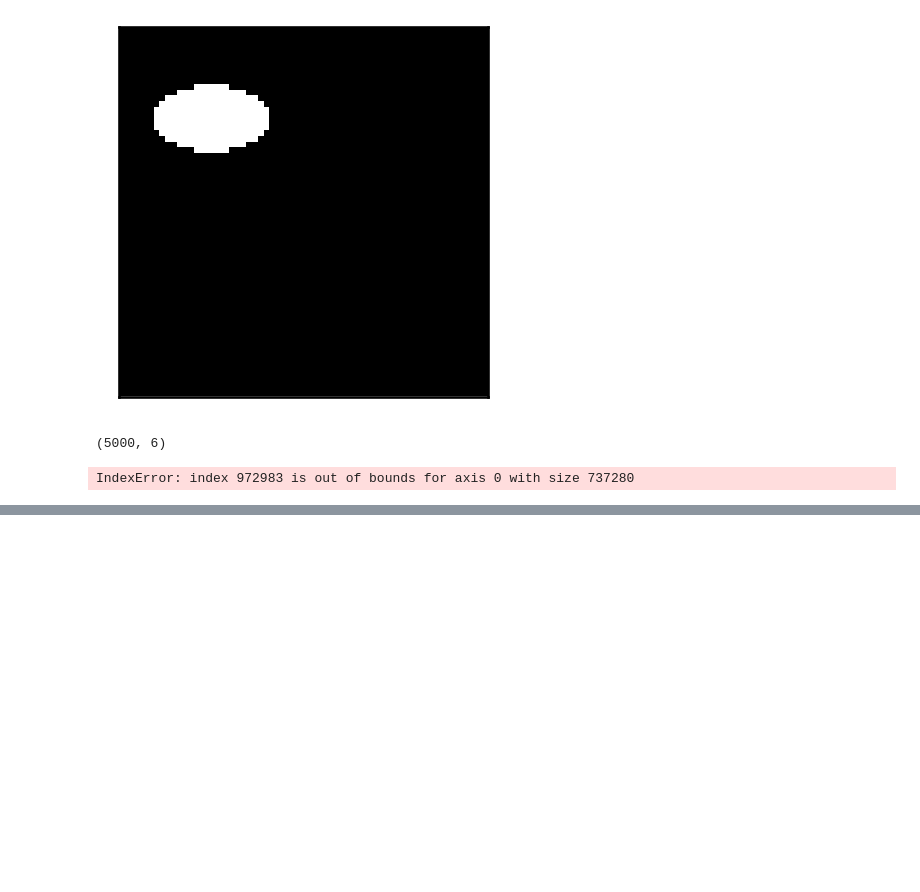
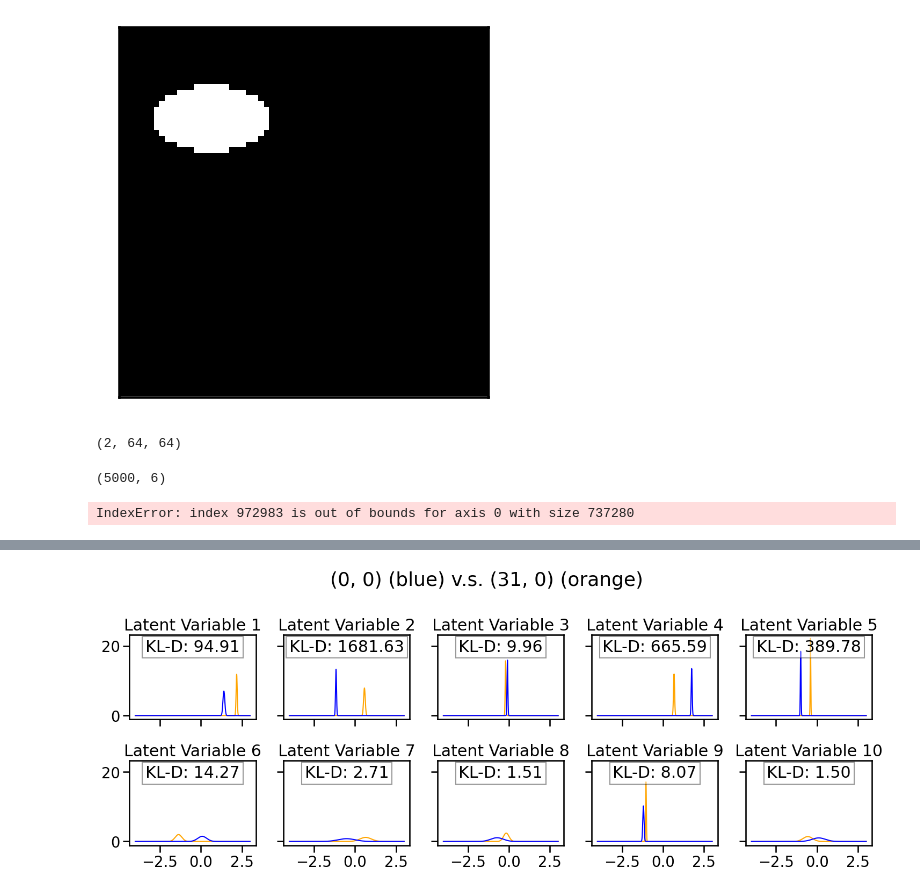
Before and after one commit to sunnysjys/platonianform, a Jupyter notebook: dsprites/dataset_loader.ipynb, the cells around one changed output, grey strips where cells are left out. Cells and saved outputs as stored; diff of their text form; code cells hidden in the pictures; blank space fills up the shorter version.

Commit message:
images

```diff
--- a/dsprites/dataset_loader.ipynb
+++ b/dsprites/dataset_loader.ipynb
@@ -101,15 +101,15 @@ print(latents_sampled.shape)
 latents_sampled[:, 1] = 1 # fix shape to the square
 latents_sampled[:, 2] = 3 # fix scale to the middle size
 latents_sampled[:, 3] = 0 # fix orientation to horizontal
-latents_sampled[:, 5] = 0 # fix posY to the top
+latents_sampled[:, 5] = 31 # fix posY to the top
 latents_sampled[:, 4] = 31
 
 indices_sampled = latent_to_index(latents_sampled)
 imgs_sampled = imgs[indices_sampled]
-
+print(imgs_sampled[:9, :, :].reshape(9, 64, 64).shape)
 # Samples
-show_images_grid(imgs_sampled, 9)
-
+show_images_grid(imgs_sampled[:9, :, :].reshape(9, 64, 64), 9)
+imgs_sampled_1 = imgs_sampled[0, :, :].reshape(1, 64, 64)
 # # Show the density too to check
 show_density(imgs_sampled)
 # %% [output]
@@ -137,3 +138,8 @@ np.savez('posx_0.npz', imgs=(imgs_sampled+imgs_sampled_2))
+# %%
+dataset_zip = np.load('posx_0.npz', allow_pickle=True, encoding='latin1')
+dataset_zip['imgs'].shape
+# %% [output]
+(2, 64, 64)
 # %%
 lat_names = ('shape', 'scale', 'orientation', 'posX', 'posY')
 lat_sizes = np.array([3, 6, 40, 32, 32])
@@ -168,3 +174,68 @@ show_density(imgs_sampled)
 # %% [output]
 (5000, 6)
 IndexError: index 972983 is out of bounds for axis 0 with size 737280
+# %%
+def kl_divergence(mu_p, sigma_p, mu_q, sigma_q):
+    # Ensure that the standard deviations are not too small
+    sigma_p = max(sigma_p, 1e-10)
+    sigma_q = max(sigma_q, 1e-10)
+
+    # Calculate the KL divergence
+    kl_div = np.log(sigma_q / sigma_p) + (sigma_p**2 + (mu_p - mu_q)**2) / (2 * sigma_q**2) - 0.5
+
+    return kl_div
+# %%
+from scipy.stats import norm
+
+# visualize gaussian variables
+mu_r = np.array([ 2.1831,  0.5798, -0.2040,  0.6722, -0.4008, -1.3614,  0.6552, -0.1663,
+         -1.0398, -0.5650])
+std_r = np.sqrt(np.exp(np.array([-6.7911, -5.9796, -7.3565, -6.7996, -8.0549, -3.1892, -2.1220, -3.5778,
+         -7.5354, -2.5093])))
+
+mu_l = np.array([ 1.4037, -1.1514, -0.0932,  1.7475, -0.9982,  0.0820, -0.5081, -0.7269,
+         -1.1947,  0.1007])
+std_l = np.sqrt(np.exp(np.array([-5.7424, -7.0228, -7.3919, -7.0486, -7.6890, -2.6123, -1.3411, -1.9470,
+         -6.4867, -1.8525])))
+
+latent_variables = np.arange(1, 11)
+
+x_values = np.linspace(-4, 3, 1000)  # Adjust the range based on your data
+
+# calculate KL divergence
+kl_ds = []
+for i in range(len(mu_r)):
+    kl_d = kl_divergence(mu_r[i], std_r[i], mu_l[i], std_l[i])
+    kl_ds.append(kl_d)
+    print(f'KL divergence for latent variable {i+1}: {kl_d:.2f}')
+
+# a plot for each variable
+fig, axs = plt.subplots(2, 5, figsize=(15, 6), sharex=True, sharey=True)
+
+for i in range(2):
+    for j in range(5):
+        idx = i * 5 + j
+        ax = axs[i, j]
+
+        # Plot the Gaussian curves
+        ax.plot(x_values, norm.pdf(x_values, mu_r[idx], std_r[idx]), label='Distribution 1', color='orange')
+        ax.plot(x_values, norm.pdf(x_values, mu_l[idx], std_l[idx]), label='Distribution 2', color='blue')
+
+        # Add labels and title
+        ax.set_title(f'Latent Variable {idx+1}')
+
+        # Add KL divergence value as text annotation
+        ax.text(0.5, 0.85, f'KL-D: {kl_ds[idx]:.2f}', transform=ax.transAxes,
+                bbox=dict(facecolor='white', alpha=0.4), ha='center', va='center')
+
+# Adjust layout
+fig.suptitle('(0, 0) (blue) v.s. (31, 0) (orange)')
+
+plt.tight_layout()
+plt.show()
+
+# latents_sampled_2[:, 1] = 1 # fix shape to the square
+# latents_sampled_2[:, 2] = 3 # fix scale to the middle size
+# latents_sampled_2[:, 3] = 0 # fix orientation to horizontal
+# latents_sampled_2[:, 5] = 0 # fix posY to the top
+# %% [output]
@@ -170,0 +252 @@ IndexError: index 972983 is out of bounds for axis 0 with size 737280
+[figure, added]
```
Also changed, not shown: parts of 7 cells of this notebook, 8 other files.
